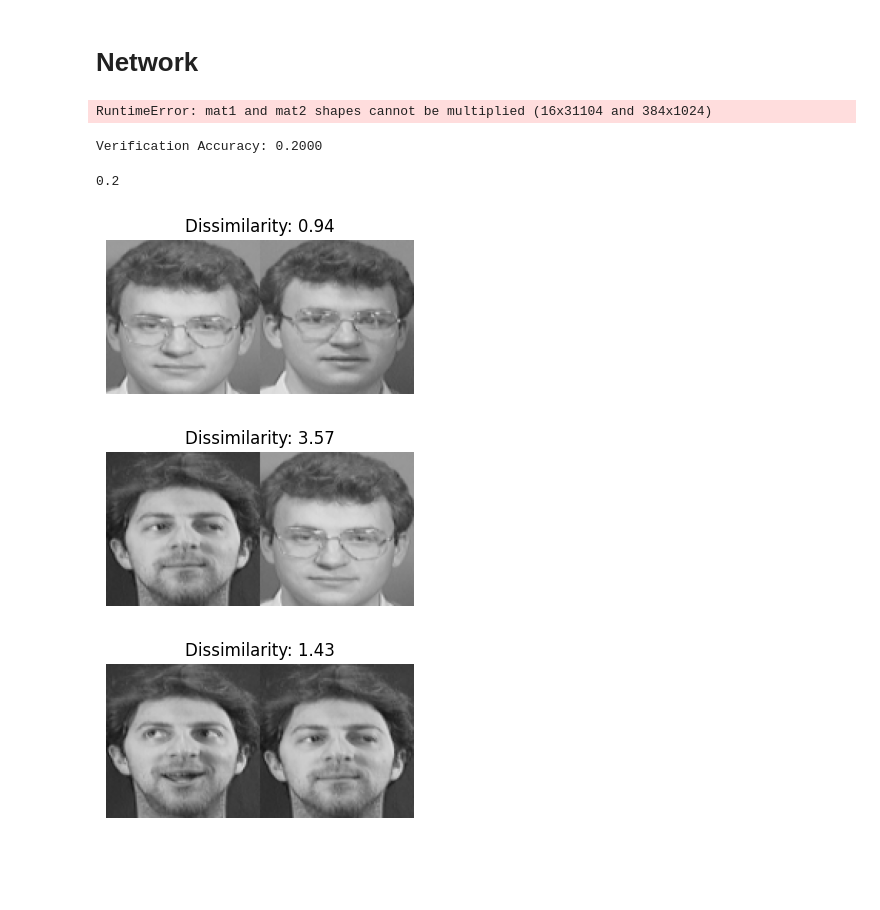
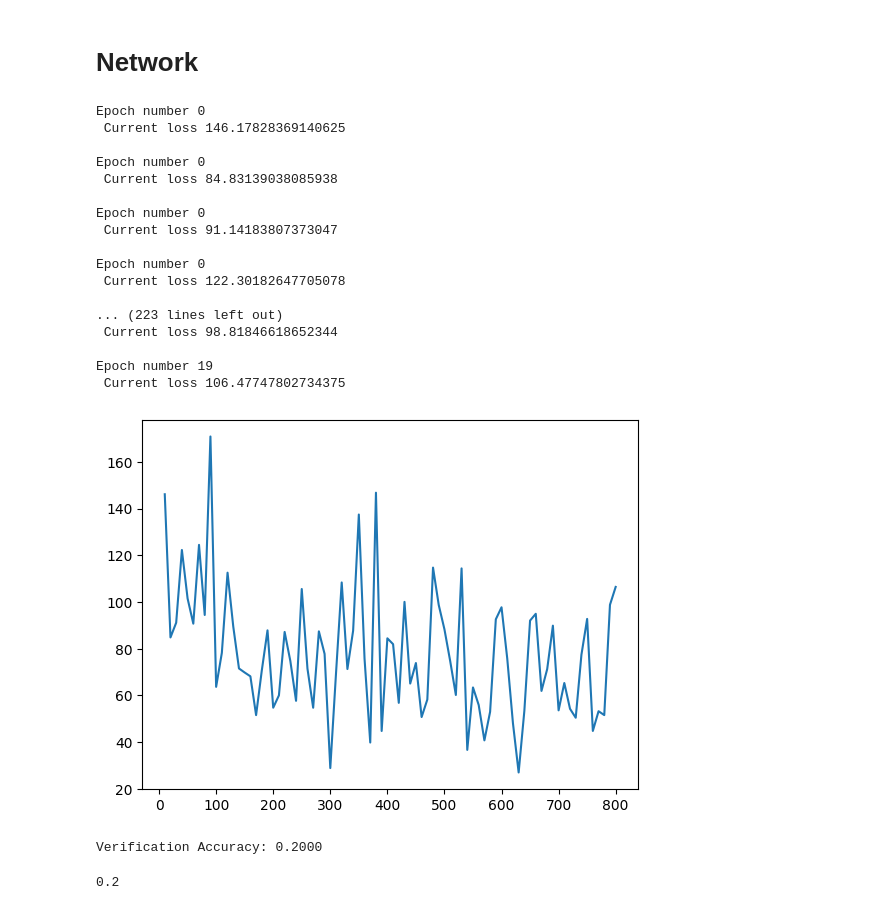
Before and after one commit to armanniaruhi/RAML, a Jupyter notebook: siamace.ipynb, the cells around one changed output. Cells and saved outputs as stored; diff of their text form; code cells hidden in the pictures; blank space fills up the shorter version.

Commit message:
training with ms loss

```diff
--- a/siamace.ipynb
+++ b/siamace.ipynb
@@ -339,22 +342,22 @@ class ArcFaceLoss(nn.Module):
         return logits * self.scale
 # %%
 # Load the training dataset
-train_loader = DataLoader(siamese_dataset, shuffle=True, num_workers=8, batch_size=64)
+train_loader = DataLoader(siamese_dataset, shuffle=True, num_workers=0, batch_size=64)
 
 # Locate the test dataset and load it into the SiameseNetworkDataset
 folder_dataset_test = datasets.ImageFolder(root="data/v2/data/faces/testing/")
 siamese_dataset = SiameseNetworkDataset(imageFolderDataset=folder_dataset_test,
                                         transform=transformation)
-test_dataloader = DataLoader(siamese_dataset, num_workers=2, batch_size=1, shuffle=True)
+test_dataloader = DataLoader(siamese_dataset, num_workers=0, batch_size=1, shuffle=True)
 # %%
 DEVICE = torch.device("cuda" if torch.cuda.is_available() else "cpu")
 net = SiameseNetwork().to(DEVICE)
-loss_type = "arcface"
+loss_type = "contrastive"
 
 if loss_type == "contrastive":
-    criterion = ContrastiveLoss()
+    criterion = ContrastiveLoss(margin=20).to(DEVICE)
 elif loss_type == "arcface":
-    criterion = ArcFaceLoss()
+    criterion = ArcFaceLoss().to(DEVICE)
 
 optimizer = optim.Adam(net.parameters(), lr=0.0005)
 # %%
@@ -364,7 +367,7 @@ iteration_number= 0
 
 
 # Iterate throught the epochs
-for epoch in range(10):
+for epoch in range(20):
 
     # Iterate over batches
     for i, (img0, img1, label, label0, label1) in enumerate(train_loader, 0):
@@ -373,34 +376,51 @@ for epoch in range(10):
 
 
         # Zero the gradients
         optimizer.zero_grad()
 
         # Pass in the two images into the network and obtain two outputs
         output1, output2 = net(img0, img1)
 
         # Pass the outputs of the networks and label into the loss function
         if loss_type == "contrastive":
             loss= criterion(output1, output2, label)
         else:
             loss = criterion(output1, output2, label0, label1)
 
         # Calculate the backpropagation
         loss.backward()
 
         # Optimize
         optimizer.step()
 
         # Every 10 batches print out the loss
         if i % 10 == 0 :
             print(f"Epoch number {epoch}\n Current loss {loss.item()}\n")
             iteration_number += 10
 
             counter.append(iteration_number)
             loss_history.append(loss.item())
 
 show_plot(counter, loss_history)
 # %% [output]
-RuntimeError: mat1 and mat2 shapes cannot be multiplied (16x31104 and 384x1024)
+Epoch number 0
+ Current loss 146.17828369140625
+
+Epoch number 0
+ Current loss 84.83139038085938
+
+Epoch number 0
+ Current loss 91.14183807373047
+
+Epoch number 0
+ Current loss 122.30182647705078
+
+... (223 lines left out)
+ Current loss 98.81846618652344
+
+Epoch number 19
+ Current loss 106.47747802734375
+[figure, added]
 # %%
 def evaluate_model(net, test_loader, num_samples=1000):
     """Calculate verification accuracy"""
@@ -436,39 +456,3 @@ evaluate_model(net, iter(test_dataloader), 5)
 # %% [output]
 Verification Accuracy: 0.2000
 0.2
-# %%
-import matplotlib.pyplot as plt
-import torchvision
-import torch.nn.functional as F
-
-def imshow(img, title=None):
-    npimg = img.numpy()
-    plt.figure(figsize=(4, 2))
-    plt.axis("off")
-    if title:
-        plt.title(title)
-    plt.imshow(np.transpose(npimg, (1, 2, 0)))
-    plt.show()
-
-# Set your model to eval mode
-net.eval()
-
-for i in range(3):
-    # Get one sample (batch of 1)
-    img1, _, _, label1, _ = next(iter(test_dataloader))
-    img2, _, _, label2, _ = next(iter(test_dataloader))
-
-    # Optional: move to GPU if needed
-
-    # Get embeddings
-    with torch.no_grad():
-        emb1, emb2 = net(img1.to(DEVICE), img2.to(DEVICE))
-        euclidean_distance = F.pairwise_distance(emb1, emb2)
-
-    # Concatenate images for display
-    concatenated = torch.cat((img1[0], img2[0]), 2)  # side by side: concat on width (dim=2)
-    imshow(torchvision.utils.make_grid(concatenated), f'Dissimilarity: {euclidean_distance.item():.2f}')
-# %% [output]
-[figure, removed]
-[figure, removed]
-[figure, removed]
```
Also changed, not shown: parts of 4 cells of this notebook, 8 other files.
